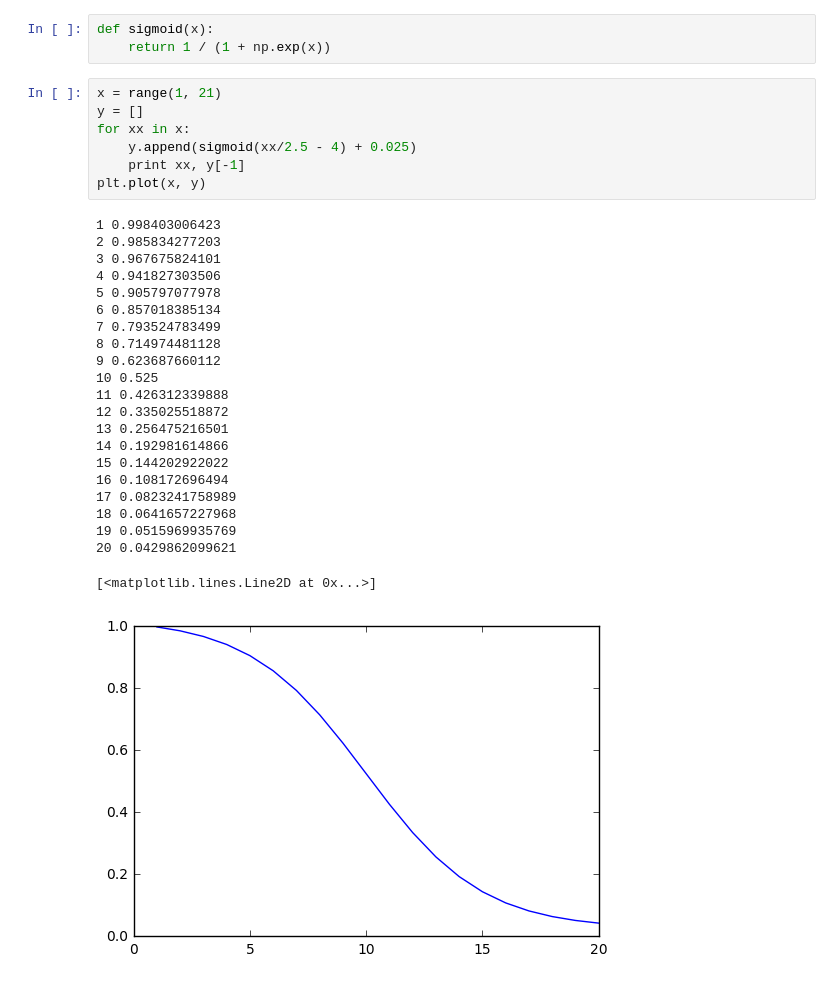
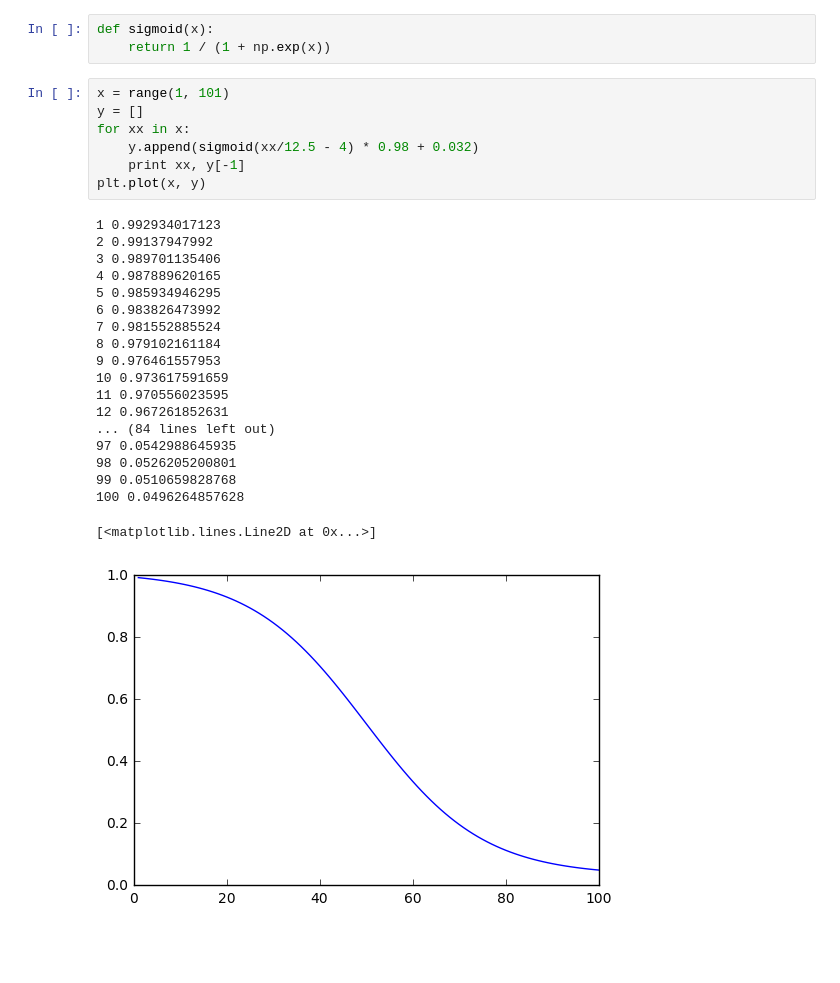
Before and after one commit to celsofaf/smartcab, a Jupyter notebook: Sigmoid test.ipynb, the cells around one changed output. Saved outputs shown, nothing was run; the diff lists cells and outputs as text; blank space fills up the shorter version.

```diff
--- a/Sigmoid test.ipynb
+++ b/Sigmoid test.ipynb
@@ -6,33 +6,30 @@ import matplotlib.pyplot as plt
 def sigmoid(x):
     return 1 / (1 + np.exp(x))
 # %%
-x = range(1, 21)
+x = range(1, 101)
 y = []
 for xx in x:
-    y.append(sigmoid(xx/2.5 - 4) + 0.025)
+    y.append(sigmoid(xx/12.5 - 4) * 0.98 + 0.032)
     print xx, y[-1]
 plt.plot(x, y)
 # %% [output]
-1 0.998403006423
-2 0.985834277203
-3 0.967675824101
-4 0.941827303506
-5 0.905797077978
-6 0.857018385134
-7 0.793524783499
-8 0.714974481128
-9 0.623687660112
-10 0.525
-11 0.426312339888
-12 0.335025518872
-13 0.256475216501
-14 0.192981614866
-15 0.144202922022
-16 0.108172696494
-17 0.0823241758989
-18 0.0641657227968
-19 0.0515969935769
-20 0.0429862099621
+1 0.992934017123
+2 0.99137947992
+3 0.989701135406
+4 0.987889620165
+5 0.985934946295
+6 0.983826473992
+7 0.981552885524
+8 0.979102161184
+9 0.976461557953
+10 0.973617591659
+11 0.970556023595
+12 0.967261852631
+... (84 lines left out)
+97 0.0542988645935
+98 0.0526205200801
+99 0.0510659828768
+100 0.0496264857628
 [<matplotlib.lines.Line2D at 0x...>]
-[figure, old version]
+[figure, new version]
 # %%
```
Also changed, not shown: parts of 1 cell of this notebook, 12 other files.
